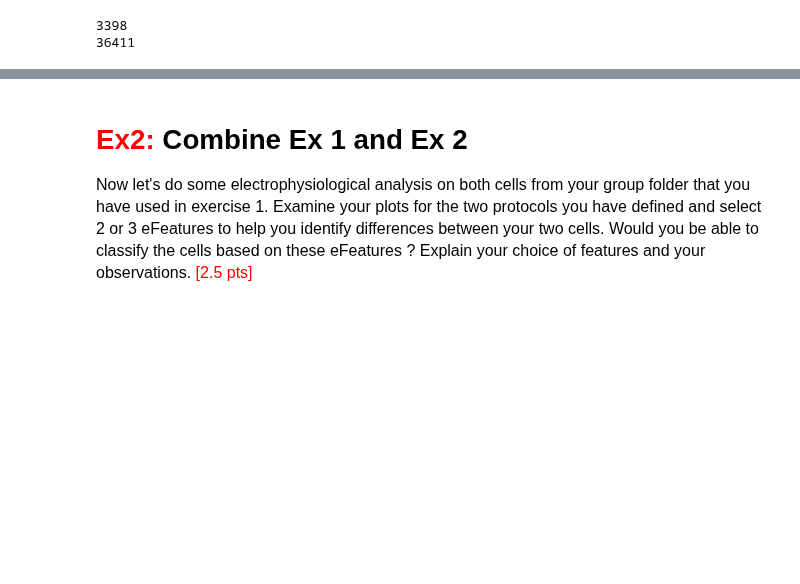
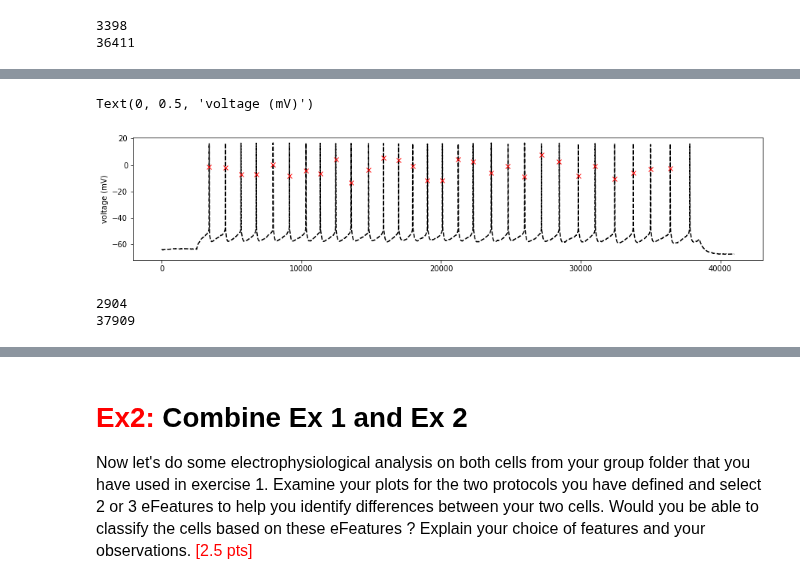
Before and after one commit to AlbrechtAlice/In-Silico-Neuroscience, a Jupyter notebook: Week5_HomeWork.ipynb, the cells around one changed output, grey strips where cells are left out. Saved outputs shown, nothing was run; the diff lists cells and outputs as text; code cells hidden in the pictures; blank space fills up the shorter version.

```diff
--- a/Week5_HomeWork.ipynb
+++ b/Week5_HomeWork.ipynb
@@ -72,14 +69,17 @@ def get_data(fn):
     d = np.fromfile(fn)
     return d[::2], d[1::2]
 
-file_v1 = "data/exp_FirePattern_ch6_2048.dat"
-file_v2 = "data/exp_FirePattern_ch6_2049.dat"
+file_v1 = "exp_FirePattern_ch6_2048.dat"
+file_v2 = "exp_FirePattern_ch6_2049.dat"
+
+file_c1 = "exp_FirePattern_ch7_2048.dat"
+file_c2 = "exp_FirePattern_ch7_2049.dat"
 
 
-FILE_v1 = [file_v1, file_v2]
+FILE_v = [file_v1, file_v2]
 
 plt.figure(figsize=(15,3))
-for fv in FILE_v1:
+for fv in FILE_v:
     t, v = get_data(fv)
     plt.plot(t,v)
 # %% [output]
@@ -106,0 +118,21 @@ trace = {'T': t, 'V': v, 'stim_start': [stim_start], 'stim_end': [stim_end]}
+# %%
+# Plot
+plt.figure(figsize=(15,3))
+plt.plot(v,'k--')
+plt.plot(peaks_time, v[peaks_time], 'rx')
+plt.ylabel('voltage (mV)')
+# %% [output]
+Text(0, 0.5, 'voltage (mV)')
+[figure, added]
+# %%
+t, v = get_data(file_v2)
+t, i = get_data(file_c2)
+
+# Look for start and end time
+peaks_time, _ = find_peaks(i, prominence=1, height=-20)
+
+print(np.min(peaks_time))
+print(np.max(peaks_time))
+# %% [output]
+2904
+37909
```
Also changed, not shown: parts of 50 cells of this notebook, 1 other file.
